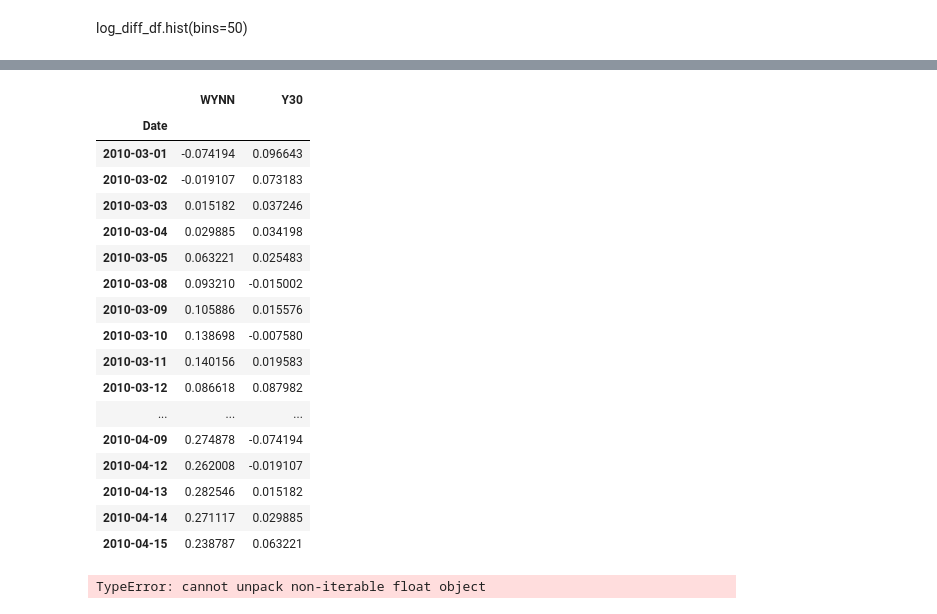
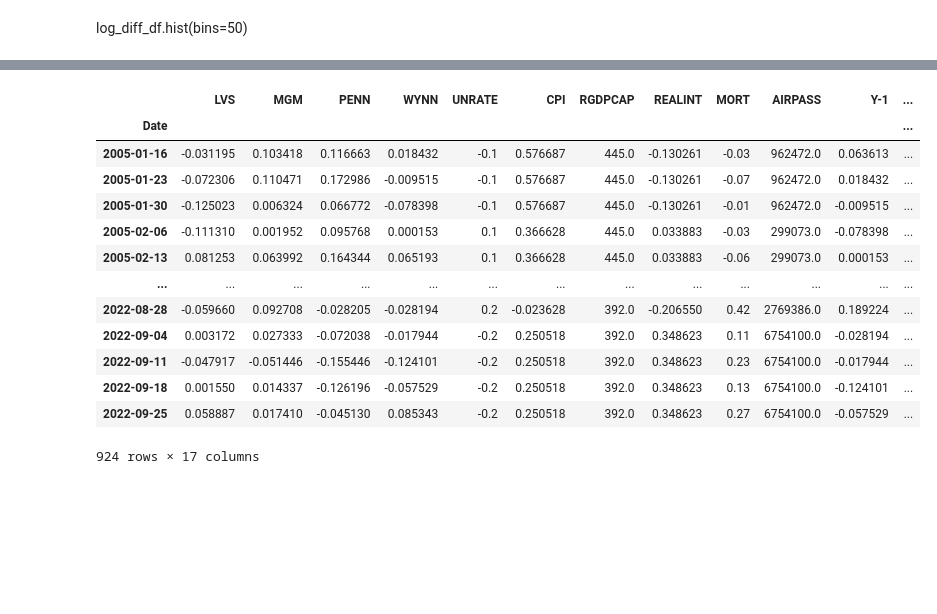
Before and after one commit to hhogenson/Computational-Econ, a Jupyter notebook: Final Project/Project Proposal/Ignore this I'm just trying something.ipynb, the cells around one changed output, grey strips where cells are left out. Cells and saved outputs as stored; diff of their text form; code cells hidden in the pictures; blank space fills up the shorter version.

```diff
--- a/Final Project/Project Proposal/Ignore this I'm just trying something.ipynb
+++ b/Final Project/Project Proposal/Ignore this I'm just trying something.ipynb
@@ -65,7 +65,7 @@ var_list = ["UNRATE", "CPALTT01USM657N", "A939RX0Q048SBEA", "REAINTRATREARAT10Y"
 var_df = pd.DataFrame()
 for var in var_list:
     var_data = web.DataReader(var, "fred", start, end)
-    var_data = var_data.diff().resample("1D").ffill()
+    var_data = var_data.diff().resample("W").ffill()
     var_df[[var]] = var_data
 var_df.rename( columns = {"UNRATE":"UNRATE", "CPALTT01USM657N":"CPI", "A939RX0Q048SBEA":"RGDPCAP", "REAINTRATREARAT10Y":"REALINT", "MORTGAGE30US":"MORT", "AIRRPMTSID11":"AIRPASS"}, inplace = True)
 var_df
@@ -98,8 +98,8 @@ import yfinance as yf
 yf.pdr_override()
 
 stock_list = ["WYNN", "MGM", "LVS", "PENN"]
-stock_df = pdr.get_data_yahoo(stock_list, start = start, end = end)["Adj Close"]
-stock_df = np.log(stock_df).diff(28)
+stock_df = pdr.get_data_yahoo(stock_list, start = start, end = end)["Adj Close"].resample("W").first()
+stock_df = np.log(stock_df).diff(4)
 stock_df
 # %% [output]
 [*********************100%***********************]  4 of 4 completed
@@ -128,5 +128,11 @@ array([[<AxesSubplot: title={'center': 'LVS'}>,
 # %%
 stock_df[["UNRATE", "CPI", "RGDPCAP", "REALINT", "MORT", "AIRPASS"]] = var_df
-stock_df[["Y30"]] = stock_df[["WYNN"]].shift(28)
+stock_df[["Y-1"]] = stock_df[["WYNN"]].shift(1)
+stock_df[["Y-2"]] = stock_df[["WYNN"]].shift(2)
+stock_df[["Y-3"]] = stock_df[["WYNN"]].shift(3)
+stock_df[["Y-4"]] = stock_df[["WYNN"]].shift(4)
+stock_df[["Y-5"]] = stock_df[["WYNN"]].shift(5)
+stock_df[["Y-6"]] = stock_df[["WYNN"]].shift(6)
+stock_df[["Y30"]] = stock_df[["WYNN"]].shift(-4)
 stock_df
 # %% [output]
@@ -159,29 +165,18 @@ for column in stock_df:
 # %%
-stock_df[["WYNN", "Y30"]].loc['2010-03-01':'2010-04-15']
+stock_df = stock_df.loc['2005-01-16':'2022-10-01']
+stock_df
 # %% [output]
-|  | WYNN | Y30 |
-| Date |  |  |
-| 2010-03-01 | -0.074194 | 0.096643 |
-| 2010-03-02 | -0.019107 | 0.073183 |
-| 2010-03-03 | 0.015182 | 0.037246 |
-| 2010-03-04 | 0.029885 | 0.034198 |
-| 2010-03-05 | 0.063221 | 0.025483 |
-| 2010-03-08 | 0.093210 | -0.015002 |
-| 2010-03-09 | 0.105886 | 0.015576 |
-| 2010-03-10 | 0.138698 | -0.007580 |
-| 2010-03-11 | 0.140156 | 0.019583 |
-| 2010-03-12 | 0.086618 | 0.087982 |
-| ... | ... | ... |
-| 2010-04-09 | 0.274878 | -0.074194 |
-| 2010-04-12 | 0.262008 | -0.019107 |
-| 2010-04-13 | 0.282546 | 0.015182 |
-| 2010-04-14 | 0.271117 | 0.029885 |
-| 2010-04-15 | 0.238787 | 0.063221 |
+|  | LVS | MGM | PENN | WYNN | UNRATE | CPI | RGDPCAP | REALINT | MORT | AIRPASS | Y-1 | ... |
+| Date |  |  |  |  |  |  |  |  |  |  |  | ... |
+| 2005-01-16 | -0.031195 | 0.103418 | 0.116663 | 0.018432 | -0.1 | 0.576687 | 445.0 | -0.130261 | -0.03 | 962472.0 | 0.063613 | ... |
+| 2005-01-23 | -0.072306 | 0.110471 | 0.172986 | -0.009515 | -0.1 | 0.576687 | 445.0 | -0.130261 | -0.07 | 962472.0 | 0.018432 | ... |
+| 2005-01-30 | -0.125023 | 0.006324 | 0.066772 | -0.078398 | -0.1 | 0.576687 | 445.0 | -0.130261 | -0.01 | 962472.0 | -0.009515 | ... |
+| 2005-02-06 | -0.111310 | 0.001952 | 0.095768 | 0.000153 | 0.1 | 0.366628 | 445.0 | 0.033883 | -0.03 | 299073.0 | -0.078398 | ... |
+| 2005-02-13 | 0.081253 | 0.063992 | 0.164344 | 0.065193 | 0.1 | 0.366628 | 445.0 | 0.033883 | -0.06 | 299073.0 | 0.000153 | ... |
+| ... | ... | ... | ... | ... | ... | ... | ... | ... | ... | ... | ... | ... |
+| 2022-08-28 | -0.059660 | 0.092708 | -0.028205 | -0.028194 | 0.2 | -0.023628 | 392.0 | -0.206550 | 0.42 | 2769386.0 | 0.189224 | ... |
+| 2022-09-04 | 0.003172 | 0.027333 | -0.072038 | -0.017944 | -0.2 | 0.250518 | 392.0 | 0.348623 | 0.11 | 6754100.0 | -0.028194 | ... |
+| 2022-09-11 | -0.047917 | -0.051446 | -0.155446 | -0.124101 | -0.2 | 0.250518 | 392.0 | 0.348623 | 0.23 | 6754100.0 | -0.017944 | ... |
+| 2022-09-18 | 0.001550 | 0.014337 | -0.126196 | -0.057529 | -0.2 | 0.250518 | 392.0 | 0.348623 | 0.13 | 6754100.0 | -0.124101 | ... |
+| 2022-09-25 | 0.058887 | 0.017410 | -0.045130 | 0.085343 | -0.2 | 0.250518 | 392.0 | 0.348623 | 0.27 | 6754100.0 | -0.057529 | ... |
+924 rows × 17 columns
-# %%
-from datetime import timedelta
-
-shifted = pd.Series()
-for val in stock_df["WYNN"]:
-    print(val, index)
-# %% [output]
-TypeError: cannot unpack non-iterable float object
```
Also changed, not shown: parts of 21 cells of this notebook, 2 other files.
